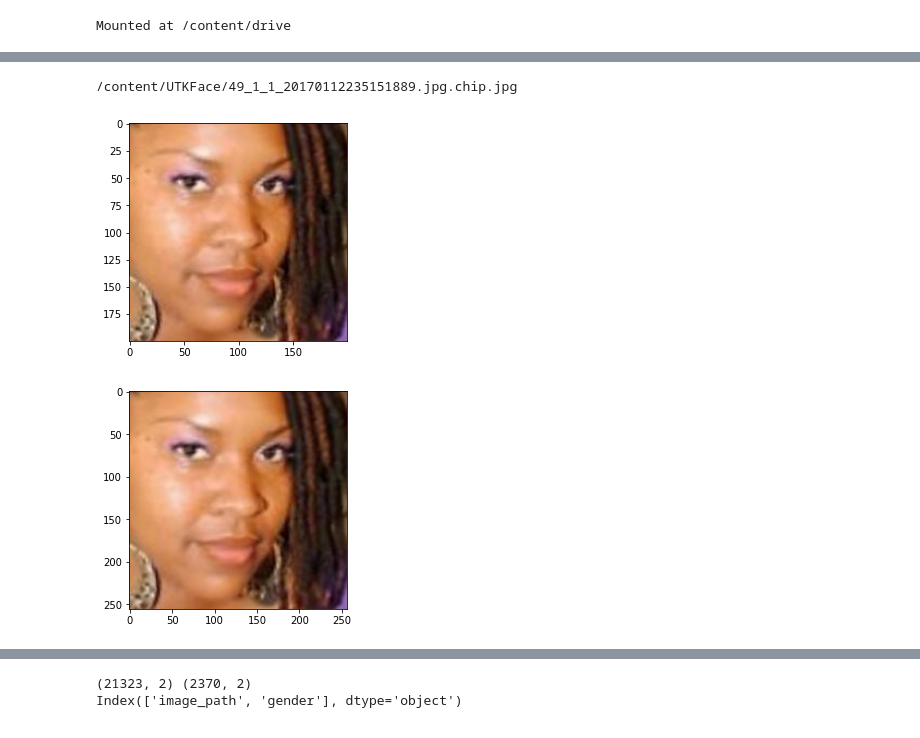
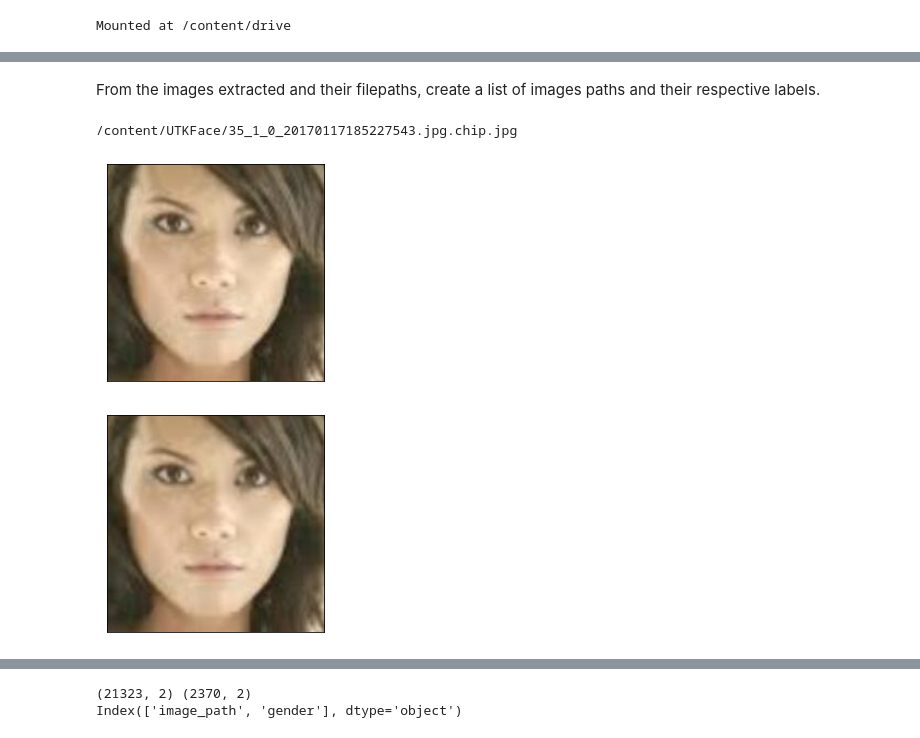
Before and after one commit to nandinib1999/edureka-assignments, a Jupyter notebook: Demo_Emotion_Detection_using_Tensorflow_2_x.ipynb, the cells around one changed output, grey strips where cells are left out. Cells and saved outputs as stored; diff of their text form; code cells hidden in the pictures.

```diff
--- a/Demo_Emotion_Detection_using_Tensorflow_2_x.ipynb
+++ b/Demo_Emotion_Detection_using_Tensorflow_2_x.ipynb
@@ -1086,6 +1132,8 @@ def preprocess(path, img_w, img_h, data="train"):
     else:
       print("IMAGE ERROR::: SKIPPPEDDDD ... ", path)
     return img
+# %% [markdown]
+From the images extracted and their filepaths, create a list of images paths and their respective labels.
 # %%
 def get_image_label_df(folder_path):
   lst_image_label = []
@@ -1106,16 +1154,20 @@ print(images_labels[0][0])
 img = cv2.imread(images_labels[0][0])
 img = cv2.cvtColor(img, cv2.COLOR_BGR2RGB)
 plt.imshow(img)
+plt.xticks([])
+plt.yticks([])
 plt.show()
 # %% [output]
-/content/UTKFace/49_1_1_20170112235151889.jpg.chip.jpg
+/content/UTKFace/35_1_0_20170117185227543.jpg.chip.jpg
-[figure, old version]
+[figure, new version]
 # %%
 img = preprocess(images_labels[0][0], 256, 256)
 plt.imshow(img)
+plt.xticks([])
+plt.yticks([])
 plt.show()
 # %% [output]
-[figure, old version]
+[figure, new version]
 # %%
 BATCH_SIZE = 64
 IMG_W = 256
```
Also changed, not shown: parts of 28 cells of this notebook.
